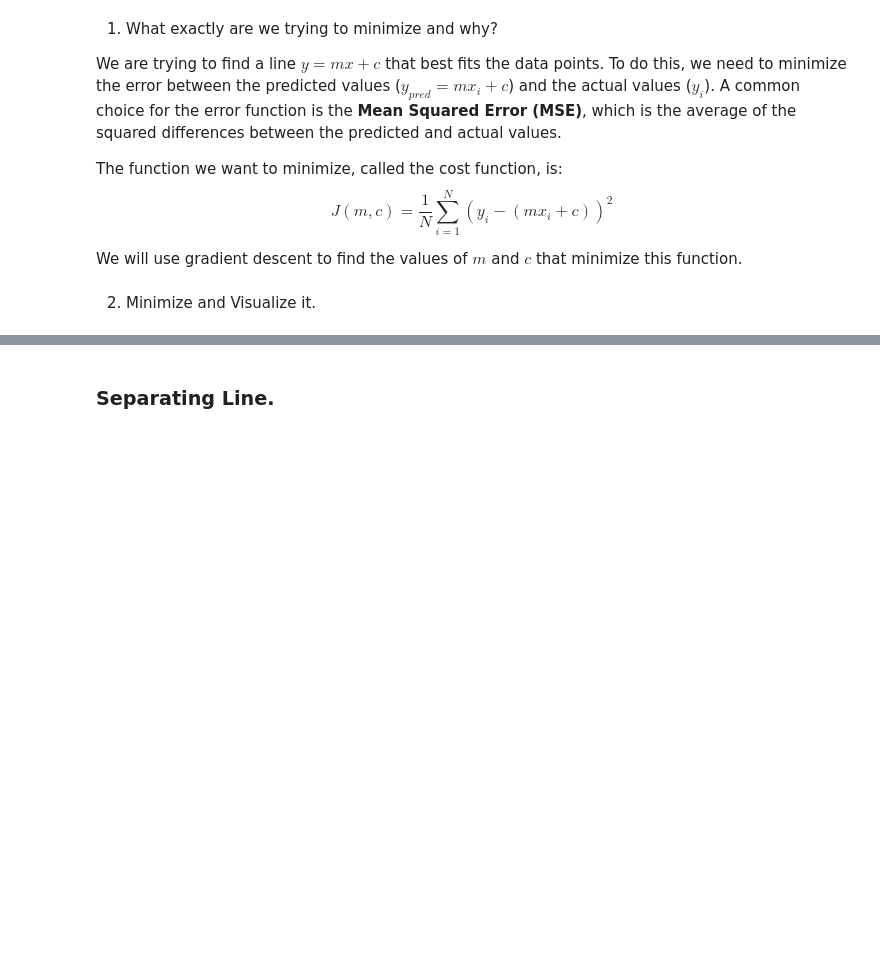
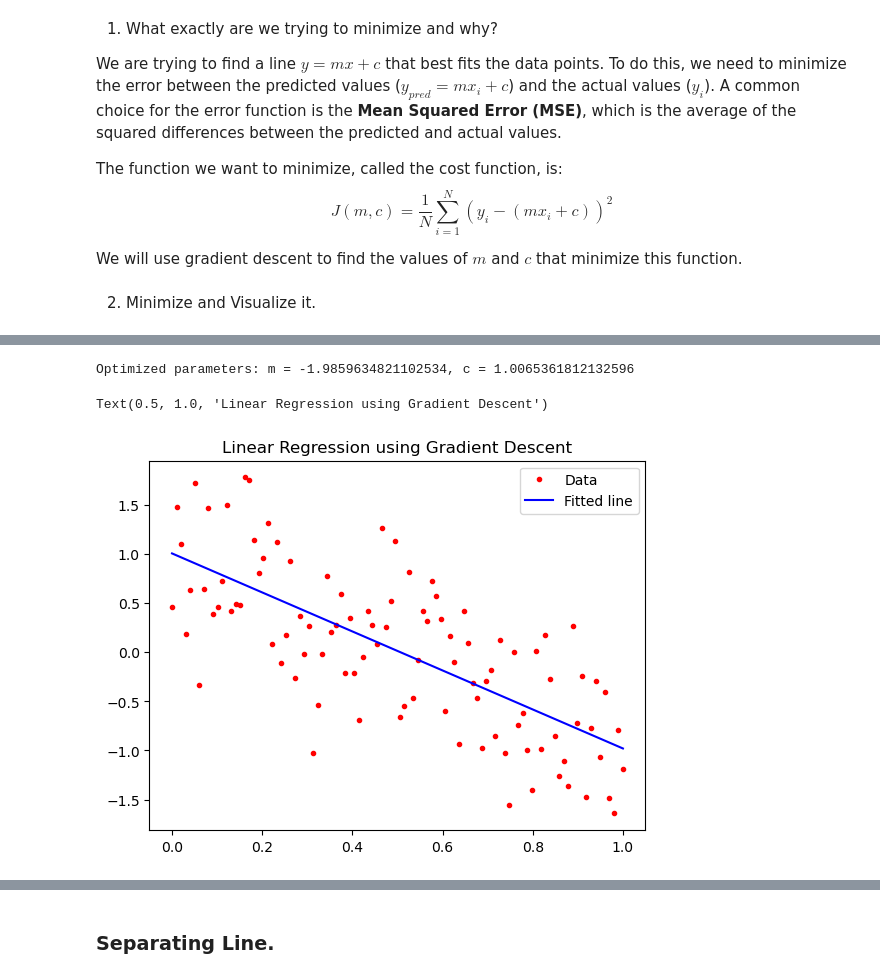
Before and after one commit to cs-muic/iccs205-lectures, a Jupyter notebook: lect10/03 Multi-Dimension Gradient Descent - Examples.ipynb, the cells around one changed output, grey strips where cells are left out. Cells and saved outputs as stored; diff of their text form; code cells hidden in the pictures; blank space fills up the shorter version.

```diff
--- a/lect10/03 Multi-Dimension Gradient Descent - Examples.ipynb
+++ b/lect10/03 Multi-Dimension Gradient Descent - Examples.ipynb
@@ -47,0 +30,34 @@ Optimized c: 1.0065378897543729
+# %%
+# solve using gradient descent
+
+def loss_function(params, x, y):
+    m, c = params
+    y_pred = m * x + c
+    return np.mean((y - y_pred) ** 2)
+
+def gradient(params, x, y):
+    m, c = params
+    y_pred = m * x + c
+    error = y - y_pred
+    dm = -2 * np.mean(x * error)
+    dc = -2 * np.mean(error)
+    return np.array([dm, dc])
+
+params = np.array([0.0, 0.0])  # initial guess for m and c
+learning_rate = 0.1
+n_iterations = 1000
+
+for i in range(n_iterations):
+    grads = gradient(params, dx, dy)
+    params -= learning_rate * grads
+m_opt, c_opt = params
+print(f"Optimized parameters: m = {m_opt}, c = {c_opt}")
+y_fit = m_opt * dx + c_opt
+plt.plot(dx, dy, '.r', label='Data')
+plt.plot(dx, y_fit, '-b', label='Fitted line')
+plt.legend()
+plt.title('Linear Regression using Gradient Descent')
+# %% [output]
+Optimized parameters: m = -1.9859634821102534, c = 1.0065361812132596
+Text(0.5, 1.0, 'Linear Regression using Gradient Descent')
+[figure, added]
```
Also changed, not shown: parts of 6 cells of this notebook, 2 other files.
